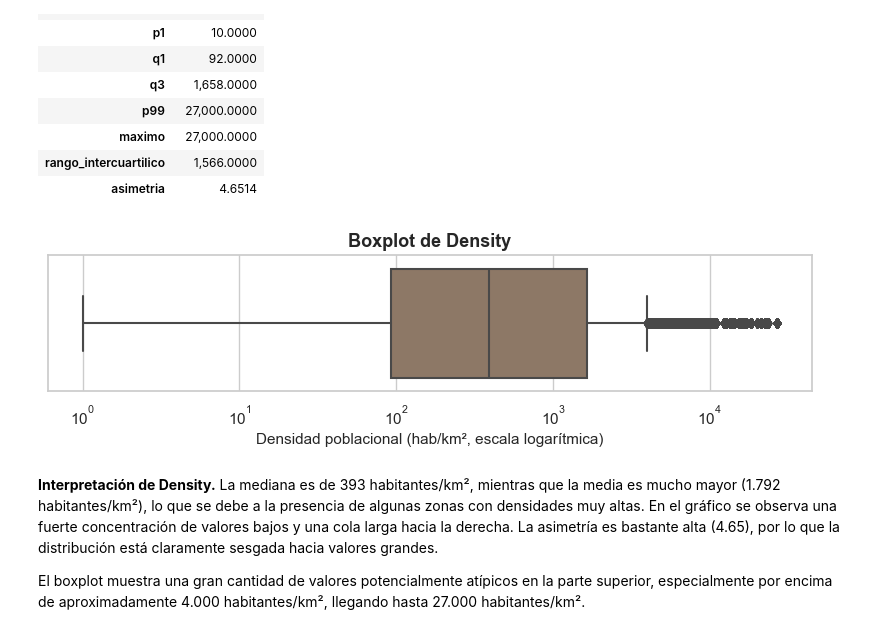
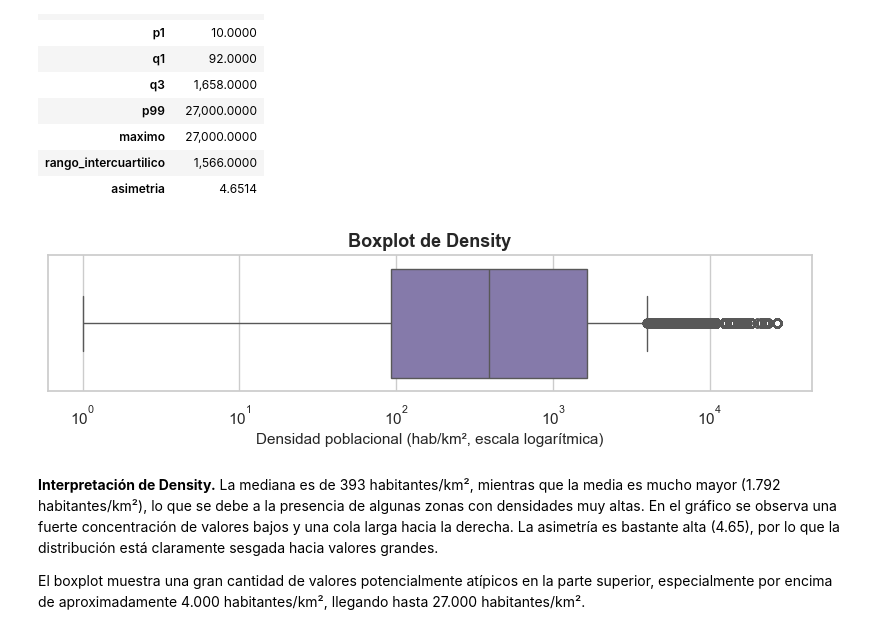
Before and after one commit to T1fff/Proyecto_Seminario_Siniestralidad, a Jupyter notebook: notebooks/02_Analisis_Univariado.ipynb, the cells around one changed output. Drawn from its saved outputs; the diff is of its cells as text; code cells hidden in the pictures.

```diff
--- a/notebooks/02_Analisis_Univariado.ipynb
+++ b/notebooks/02_Analisis_Univariado.ipynb
@@ -216,19 +216,19 @@ resumen_univariado(df_freq["Density"], "Density").to_frame()
 # %%
 plt.figure(figsize=(8, 2.5))
 
 sns.boxplot(
     x=df_freq["Density"],
-    color="#937860"
+    color="#8172B2"
 )
 
 plt.xscale("log")
 plt.title("Boxplot de Density")
 plt.xlabel("Densidad poblacional (hab/km², escala logarítmica)")
 
 plt.tight_layout()
 plt.show()
 # %% [output]
-[figure, old version]
+[figure, new version]
 # %% [markdown]
 **Interpretación de Density.**
 La mediana es de 393 habitantes/km², mientras que la media es mucho mayor (1.792 habitantes/km²), lo que se debe a la presencia de algunas zonas con densidades muy altas. En el gráfico se observa una fuerte concentración de valores bajos y una cola larga hacia la derecha. La asimetría es bastante alta (4.65), por lo que la distribución está claramente sesgada hacia valores grandes.
```
Also changed, not shown: parts of 12 cells of this notebook, 1 other file.
